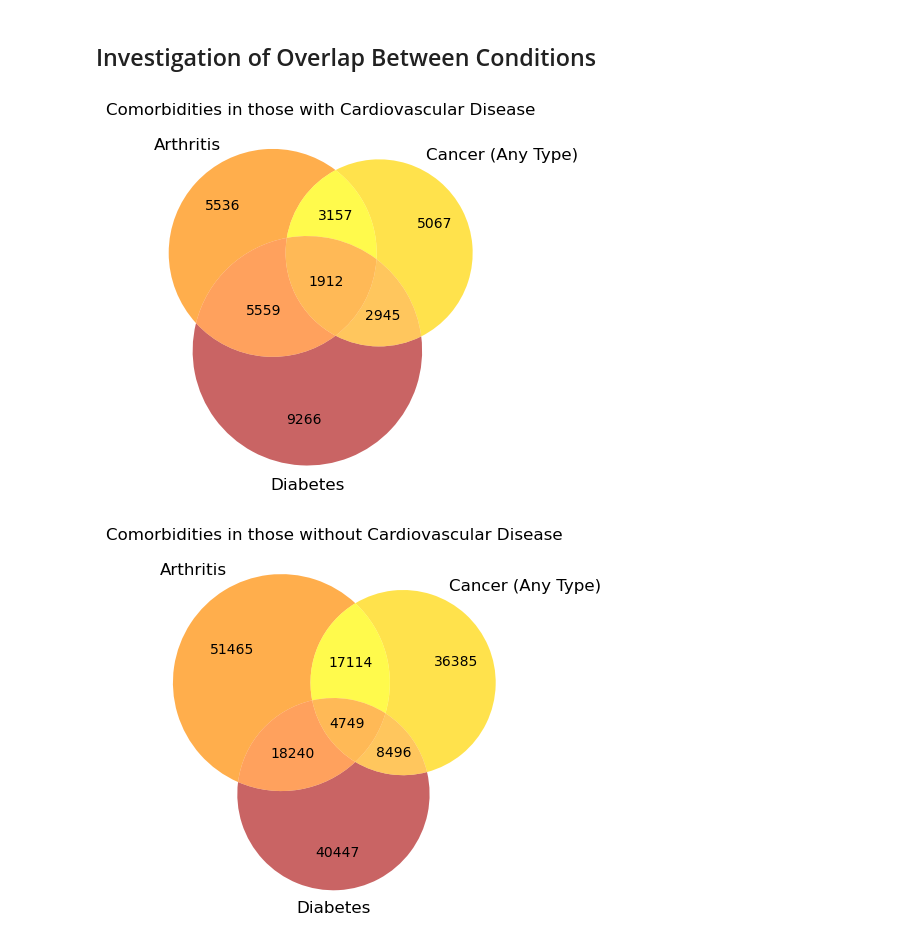
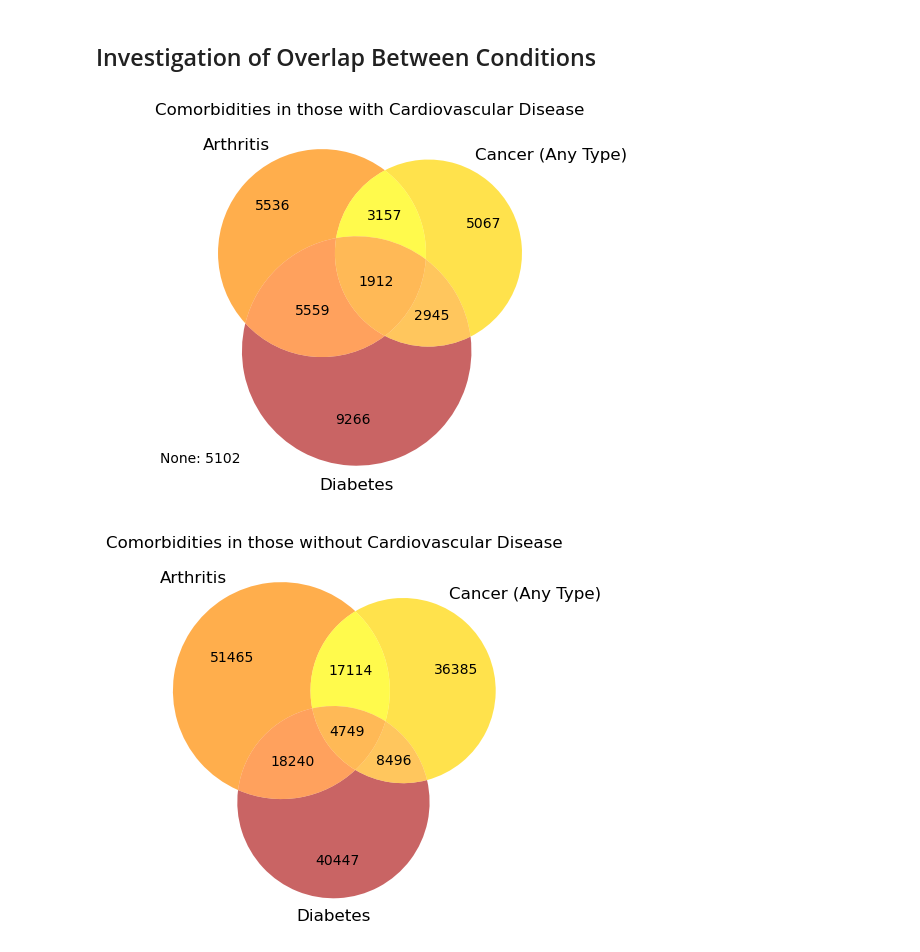
Before and after one commit to laxleary/Project-1, a Jupyter notebook: Data Analysis/laxleary.ipynb, the cells around one changed output. Drawn from its saved outputs; the diff is of its cells as text; code cells hidden in the pictures.

```diff
--- a/Data Analysis/laxleary.ipynb
+++ b/Data Analysis/laxleary.ipynb
@@ -347,12 +384,13 @@ subsets2 = (noheart_and_arthritis, noheart_and_cancer, noheart_and_cancer_and_ar
 # %%
 #With CVD Venn Diagram
 venn3(subsets = subsets, set_labels=("Arthritis", "Cancer (Any Type)", "Diabetes"), \
       set_colors=['darkorange', 'gold', 'firebrick'], alpha=0.7)
 plt.title('Comorbidities in those with Cardiovascular Disease')
+plt.annotate(f"None: {just_heart}", [0.10,0.10], color = "black", xycoords='figure fraction')
 plt.savefig("Result Images/Comorbidities_With.png")
 plt.show()
 # %% [output]
-[figure, old version]
+[figure, new version]
 # %%
 #Without CVD Venn Diagram
 venn3(subsets = subsets2, set_labels=("Arthritis", "Cancer (Any Type)", "Diabetes"), \
```
Also changed, not shown: parts of 10 cells of this notebook, 1 other file.
